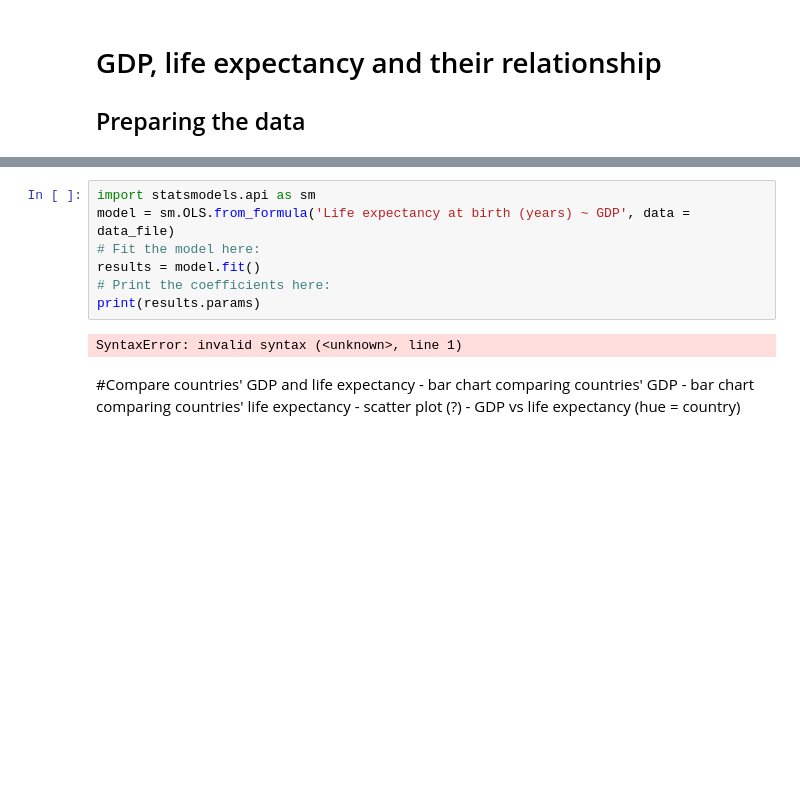
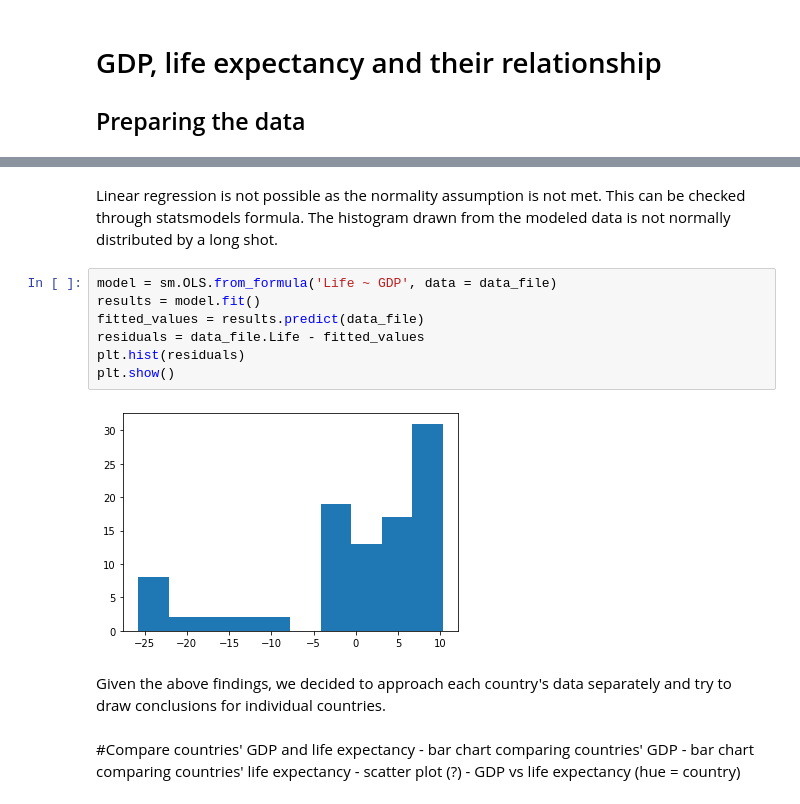
Before and after one commit to R0go/GDP_Life_Expectancy, a Jupyter notebook: life_expectancy_gdp.ipynb, the cells around one changed output, grey strips where cells are left out. Saved outputs shown, nothing was run; the diff lists cells and outputs as text; blank space fills up the shorter version.

Commit message:
Described findings; created stats model of predicted data to check linear regression

```diff
--- a/life_expectancy_gdp.ipynb
+++ b/life_expectancy_gdp.ipynb
@@ -123,15 +110,19 @@ plt.clf()
 [figure]
 [figure]
 <Figure size 432x288 with 0 Axes>
-# %%
-import statsmodels.api as sm
-model = sm.OLS.from_formula('Life expectancy at birth (years) ~ GDP', data = data_file)
-# Fit the model here:
-results = model.fit()
-# Print the coefficients here:
-print(results.params)
-# %% [output]
-SyntaxError: invalid syntax (<unknown>, line 1)
+# %% [markdown]
+Linear regression is not possible as the normality assumption is not met. This can be checked through statsmodels formula. The histogram drawn from the modeled data is not normally distributed by a long shot.
+# %%
+model = sm.OLS.from_formula('Life ~ GDP', data = data_file)
+results = model.fit()
+fitted_values = results.predict(data_file)
+residuals = data_file.Life - fitted_values
+plt.hist(residuals)
+plt.show()
+# %% [output]
+[figure, added]
+# %% [markdown]
+Given the above findings, we decided to approach each country's data separately and try to draw conclusions for individual countries.
 # %% [markdown]
 #Compare countries' GDP and life expectancy
 	- bar chart comparing countries' GDP
```
Also changed, not shown: parts of 5 cells of this notebook.
